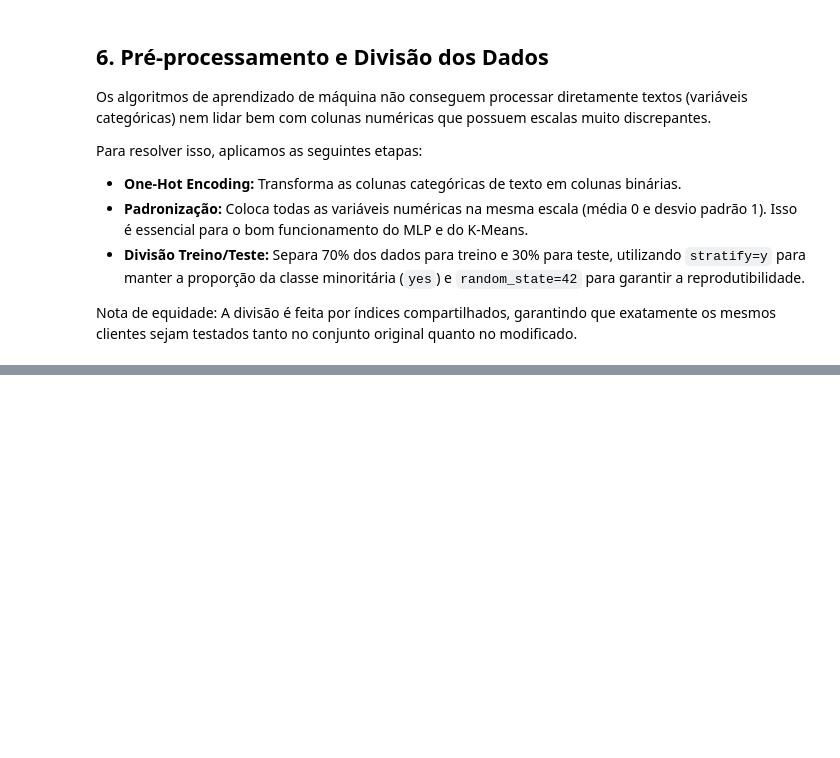
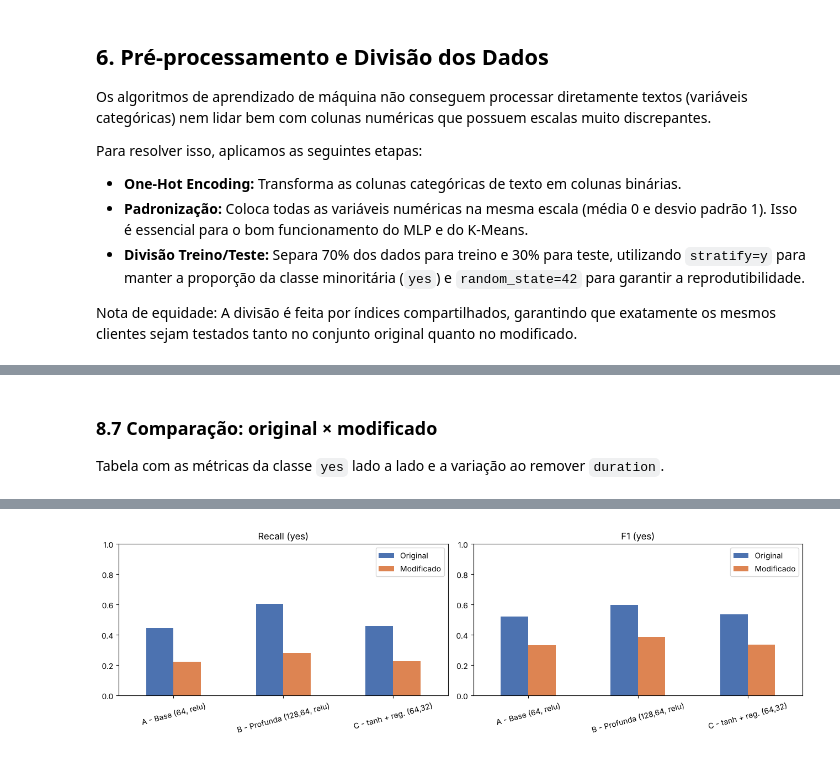
Before and after one commit to Davi-Lorena/Trabalho-IA, a Jupyter notebook: trabalho.ipynb, the cells around one changed output, grey strips where cells are left out. Cells and saved outputs as stored; diff of their text form; code cells hidden in the pictures; blank space fills up the shorter version.

```diff
--- a/trabalho.ipynb
+++ b/trabalho.ipynb
@@ -237,0 +474,23 @@ Pré-processamento e divisão concluídos!
+# %% [markdown]
+### 8.7 Comparação: original × modificado
+Tabela com as métricas da classe `yes` lado a lado e a variação ao remover `duration`.
+# %%
+tab = pd.DataFrame(resultados).drop(columns="Configuração")
+tab.insert(0, "Configuração", [r["Configuração"] for r in resultados])
+cols = ["Acurácia", "Precision (yes)", "Recall (yes)", "F1 (yes)", "F1 macro"]
+
+orig = tab[tab["Conjunto"] == "Original"].set_index("Configuração")[cols]
+mod = tab[tab["Conjunto"] == "Modificado"].set_index("Configuração")[cols]
+
+comparacao = pd.concat({"Original (com duration)": orig, "Modificado (sem duration)": mod, "Variação (mod - orig)": mod - orig}, axis=1)
+display(comparacao.round(3))
+
+# gráfico: recall e F1 da classe yes
+fig, eixos = plt.subplots(1, 2, figsize=(13, 4))
+for ax, metrica in zip(eixos, ["Recall (yes)", "F1 (yes)"]):
+    pd.DataFrame({"Original": orig[metrica], "Modificado": mod[metrica]}).plot(
+        kind="bar", ax=ax, color=["#4c72b0", "#dd8452"], rot=15)
+    ax.set_title(metrica); ax.set_ylim(0, 1); ax.set_xlabel("")
+plt.tight_layout()
+plt.show()
+# %% [output]
@@ -237,0 +503 @@ Pré-processamento e divisão concluídos!
+[figure, added]
```
Also changed, not shown: parts of 22 cells of this notebook.
